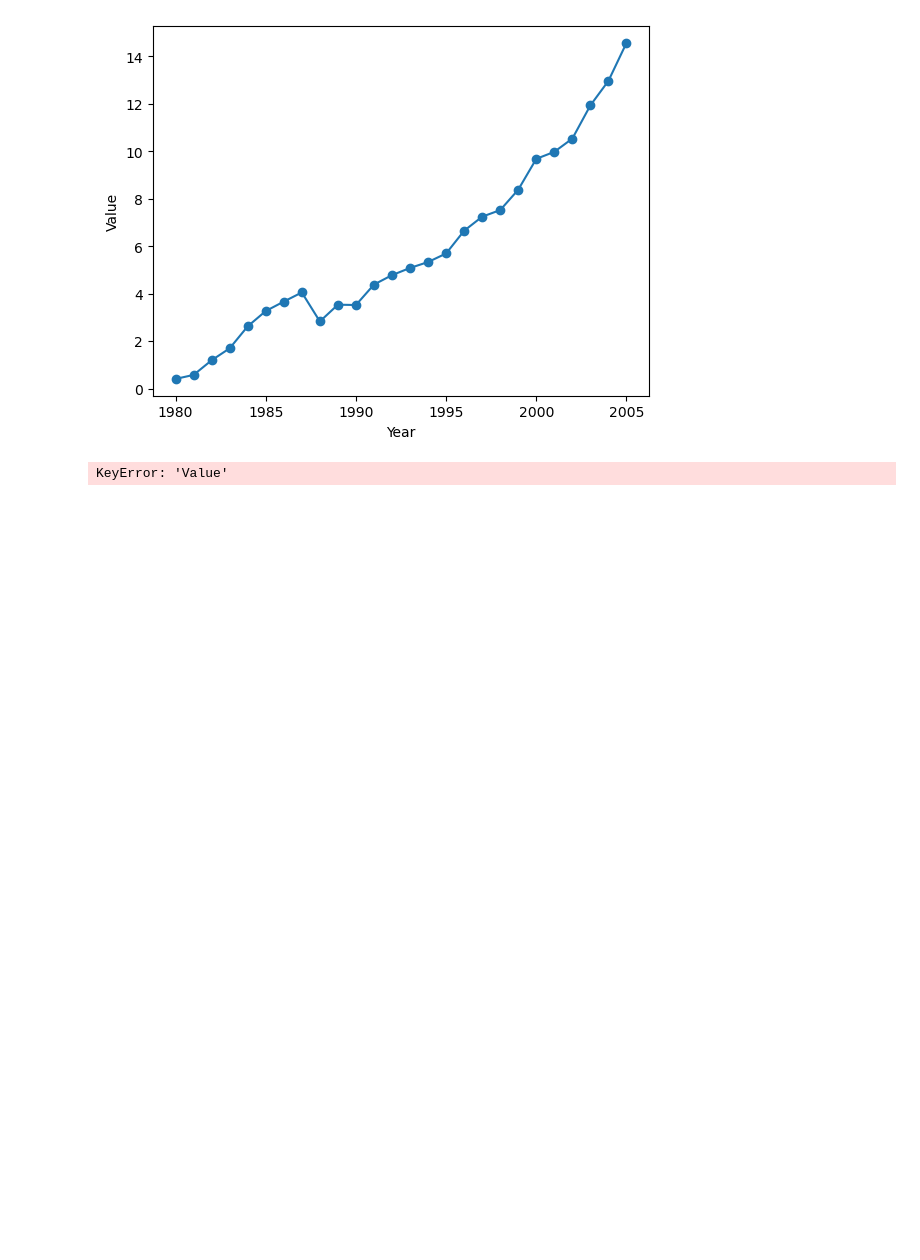
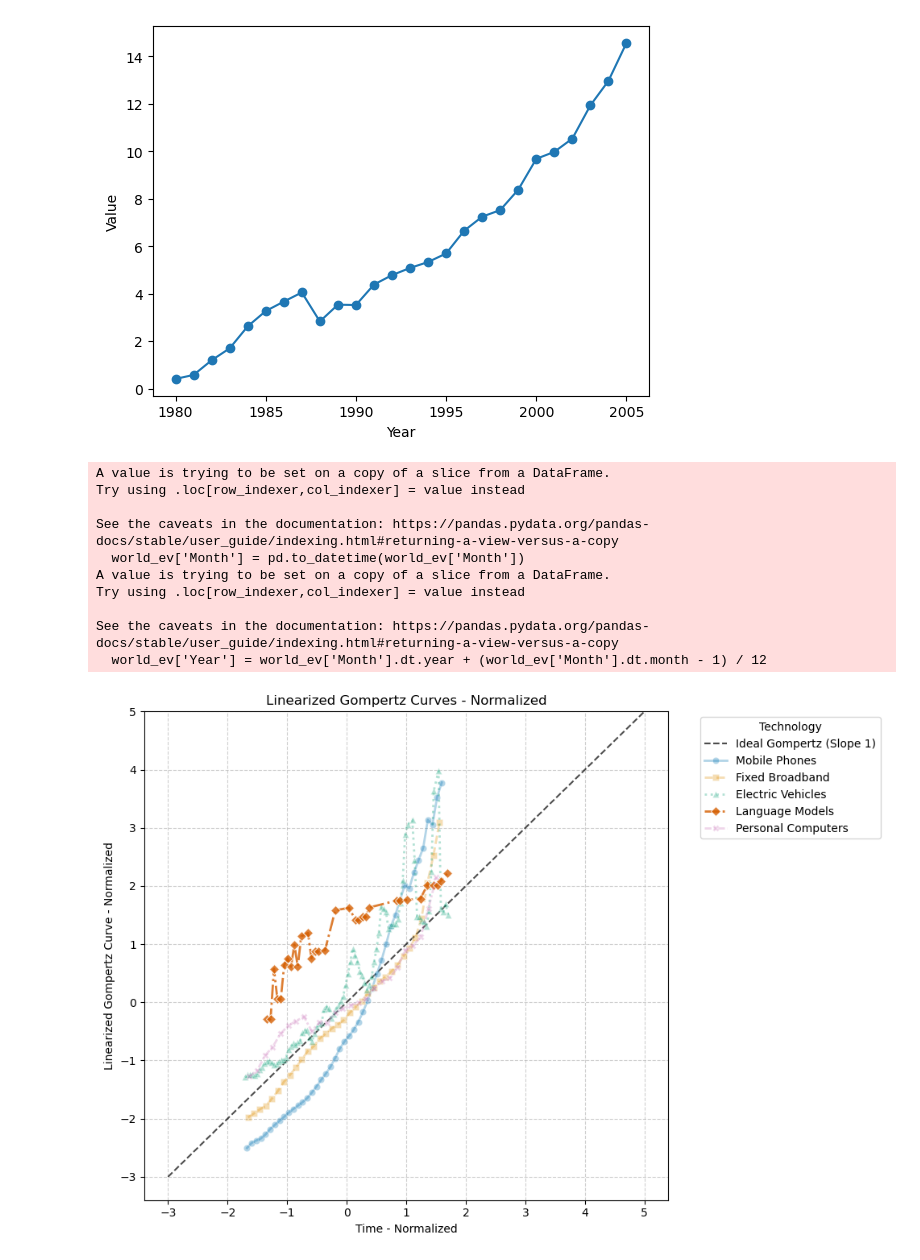
Before and after one commit to giuliaok/EQUATE, a Jupyter notebook: analysis/gompertz.ipynb, the cells around one changed output. Saved outputs shown, nothing was run; the diff lists cells and outputs as text; code cells hidden in the pictures; blank space fills up the shorter version.

```diff
--- a/analysis/gompertz.ipynb
+++ b/analysis/gompertz.ipynb
@@ -920,4 +940,5 @@ mean_values_per_year_pcs = pcs.groupby('Unnamed: 2')['Unnamed: 3'].mean().reset_
 # You can also rename the 'value' column in the new DataFrame for clarity
 mean_values_per_year_pcs.rename(columns={'Unnamed: 3': 'mean_value'}, inplace=True)
 world_pcs = mean_values_per_year_pcs
+world_pcs.columns = ['Year', 'Value']
 # %%
@@ -1042,38 +1063,46 @@ def plot_linearized_gompertz(dataframes_dict, title="Linearized Gompertz Curves
     plt.show()
 
 # --- Example Dummy Data (Replace with your actual data if available) ---
-# Assuming world_phones, world_internet, and world_ev are defined elsewhere.
-# If not, you might need to create dummy data for them or load them from files.
 
 # --- Pre-processing for all DataFrames ---
 # Filter out rows where 'Value' is 0 for 'World Phones' (if applicable)
 world_phones = world_phones[world_phones['Value'] != 0]
 
 # Convert 'Month' to a single 'Year' column representing fractional years for world_ev
 if 'Month' in world_ev.columns:
     world_ev['Month'] = pd.to_datetime(world_ev['Month'])
     world_ev['Year'] = world_ev['Month'].dt.year + (world_ev['Month'].dt.month - 1) / 12
 else:
     print("Warning: 'world_ev' does not have a 'Month' column. Ensure 'Year' column is properly set.")
 
 # Convert 'Month' to a single 'Year' column representing fractional years for nlp_world
 if 'Month' in nlp_world.columns:
     nlp_world['Month'] = pd.to_datetime(nlp_world['Month'])
     nlp_world['Year'] = nlp_world['Month'].dt.year + (nlp_world['Month'].dt.month - 1) / 12
 else:
     print("Warning: 'nlp_world' does not have a 'Month' column. Ensure 'Year' column is properly set.")
 
 
 # --- Your DataFrames for Plotting ---
 your_dataframes_for_plotting = {
-     #'Mobile Phones': world_phones,
+     'Mobile Phones': world_phones,
       'Fixed Broadband': world_internet,
       'Electric Vehicles': world_ev,
       'Language Models': nlp_world,
     'Personal Computers': world_pcs # Added your new dataset here
 }
 
 # Run the function with the updated dictionary
 plot_linearized_gompertz(your_dataframes_for_plotting, y_axis_max_limit=5)
 # %% [output]
-KeyError: 'Value'
+A value is trying to be set on a copy of a slice from a DataFrame.
+Try using .loc[row_indexer,col_indexer] = value instead
+
+See the caveats in the documentation: https://pandas.pydata.org/pandas-docs/stable/user_guide/indexing.html#returning-a-view-versus-a-copy
+  world_ev['Month'] = pd.to_datetime(world_ev['Month'])
+A value is trying to be set on a copy of a slice from a DataFrame.
+Try using .loc[row_indexer,col_indexer] = value instead
+
+See the caveats in the documentation: https://pandas.pydata.org/pandas-docs/stable/user_guide/indexing.html#returning-a-view-versus-a-copy
+  world_ev['Year'] = world_ev['Month'].dt.year + (world_ev['Month'].dt.month - 1) / 12
+[figure, added]
```
Also changed, not shown: parts of 4 cells of this notebook.
